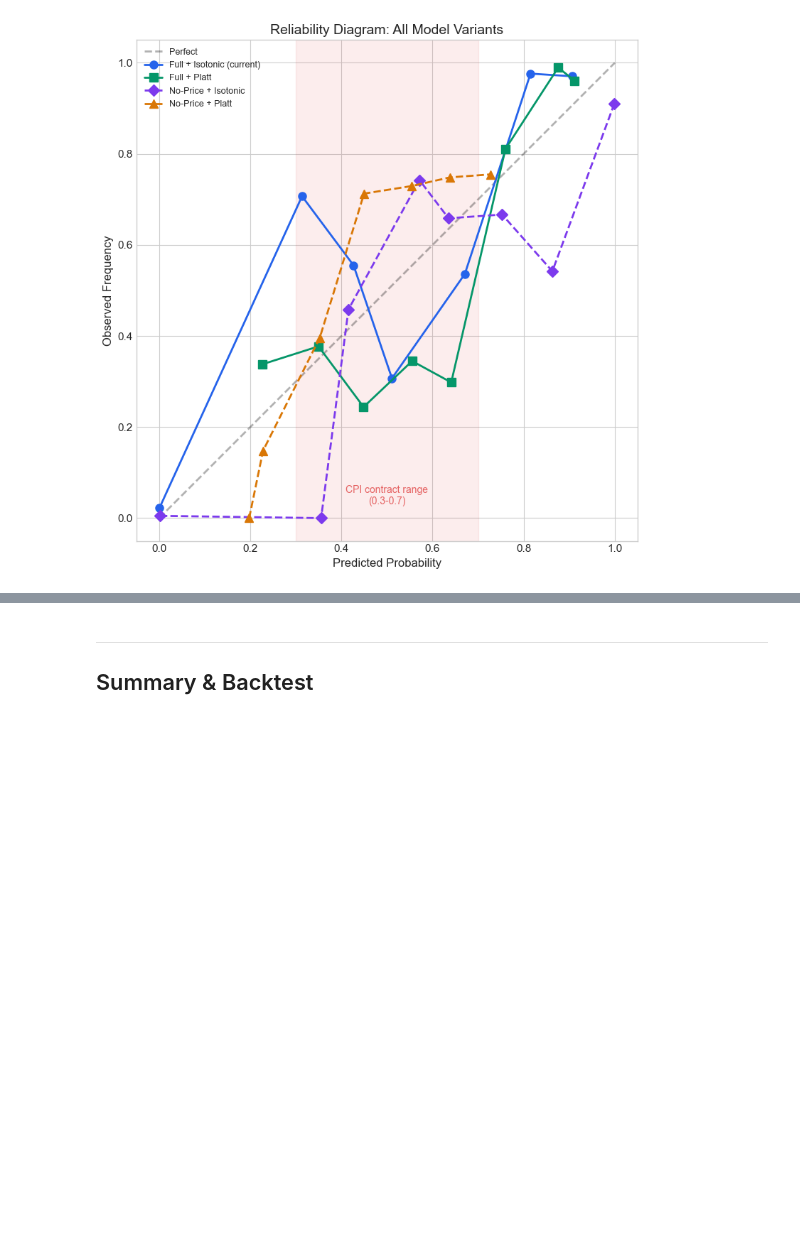
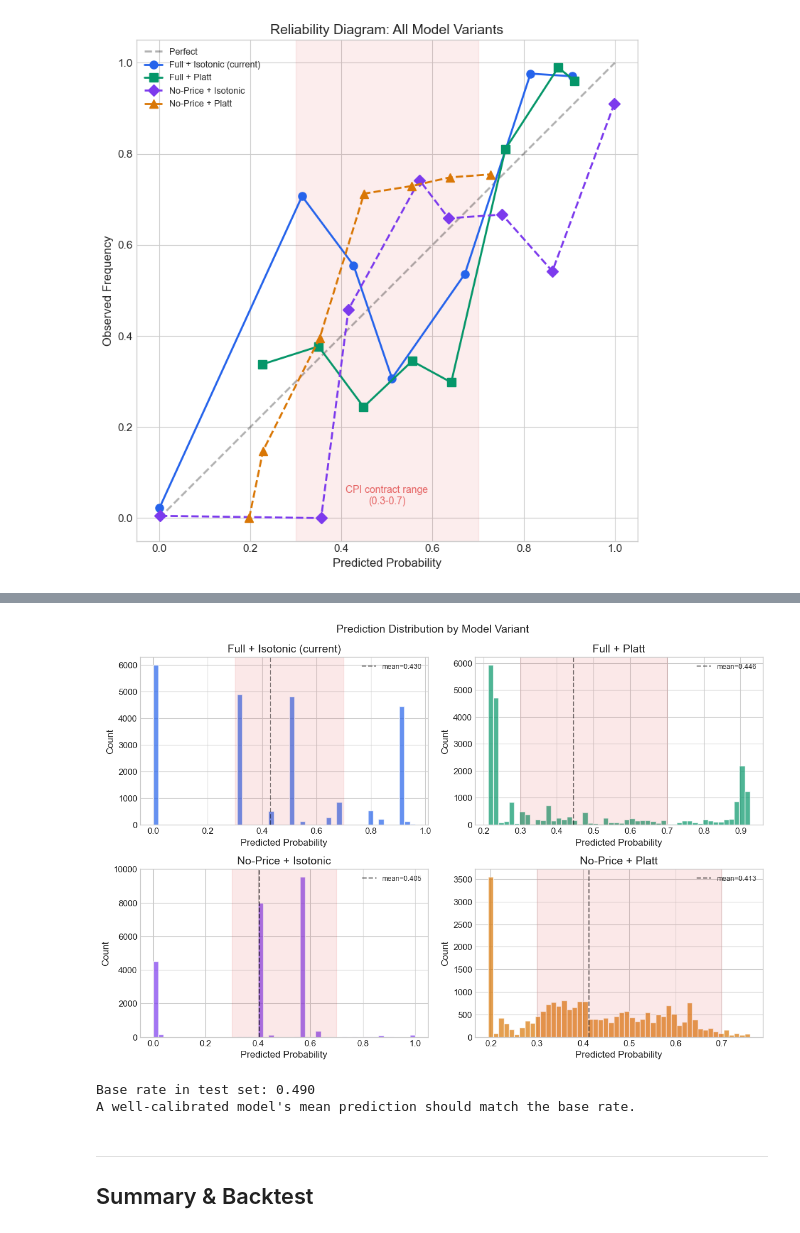
Before and after one commit to EthanSei/arbiter, a Jupyter notebook: notebooks/model_calibration_fixes.ipynb, the cells around one changed output, grey strips where cells are left out. Cells and saved outputs as stored; diff of their text form; code cells hidden in the pictures; blank space fills up the shorter version.

```diff
--- a/notebooks/model_calibration_fixes.ipynb
+++ b/notebooks/model_calibration_fixes.ipynb
@@ -488,13 +518,19 @@ variant_styles = [
 
 for name, preds, color, marker, ls in variant_styles:
     mean_pred, frac_pos = calibration_curve(preds, y_test, n_bins=10)
-    ax.plot(mean_pred, frac_pos, marker + ls, color=color, linewidth=2,
-            markersize=8, label=name)
+    ax.plot(mean_pred, frac_pos, marker + ls, color=color, linewidth=2, markersize=8, label=name)
 
 # Highlight the 0.3-0.7 range where CPI contract lives
 ax.axvspan(0.3, 0.7, alpha=0.08, color=COLORS["danger"])
-ax.text(0.5, 0.03, "CPI contract range\n(0.3-0.7)", ha="center",
-        fontsize=10, color=COLORS["danger"], alpha=0.7)
+ax.text(
+    0.5,
+    0.03,
+    "CPI contract range\n(0.3-0.7)",
+    ha="center",
+    fontsize=10,
+    color=COLORS["danger"],
+    alpha=0.7,
+)
 
 ax.set_xlabel("Predicted Probability")
 ax.set_ylabel("Observed Frequency")
@@ -511,16 +547,17 @@ plt.show()
 # Per-bin analysis focused on the 0.3-0.7 range
 print("Per-bin analysis in the 0.3-0.7 range (where CPI contract lives):\n")
 header = (
-    f"{'Variant':<28} {'Samples':>8} {'Mean Pred':>10}"
-    f" {'Mean Actual':>12} {'Brier':>8} {'ECE':>8}"
+    f"{'Variant':<28} {'Samples':>8} {'Mean Pred':>10} {'Mean Actual':>12} {'Brier':>8} {'ECE':>8}"
 )
 print(header)
 print("-" * 80)
 
-for name, preds in [("Full + Isotonic (current)", test_isotonic),
-                     ("Full + Platt", test_platt),
-                     ("No-Price + Isotonic", test_iso_np),
-                     ("No-Price + Platt", test_platt_np)]:
+for name, preds in [
+    ("Full + Isotonic (current)", test_isotonic),
+    ("Full + Platt", test_platt),
+    ("No-Price + Isotonic", test_iso_np),
+    ("No-Price + Platt", test_platt_np),
+]:
     mask = (preds >= 0.3) & (preds <= 0.7)
     n_in_range = mask.sum()
     if n_in_range > 10:
@@ -540,31 +589,36 @@ print("Large gaps indicate systematic over- or under-confidence.")
 # %%
 # Prediction distribution histograms
 fig, axes = plt.subplots(2, 2, figsize=(12, 8))
 
 variant_list = [
     ("Full + Isotonic (current)", test_isotonic),
     ("Full + Platt", test_platt),
     ("No-Price + Isotonic", test_iso_np),
     ("No-Price + Platt", test_platt_np),
 ]
 color_list = [COLORS["primary"], COLORS["accent"], COLORS["secondary"], COLORS["warning"]]
 
 for ax, (name, preds), color in zip(axes.flat, variant_list, color_list, strict=True):
     ax.hist(preds, bins=50, color=color, alpha=0.7, edgecolor="white")
-    ax.axvline(x=preds.mean(), color="black", linestyle="--", alpha=0.5,
-               label=f"mean={preds.mean():.3f}")
+    ax.axvline(
+        x=preds.mean(), color="black", linestyle="--", alpha=0.5, label=f"mean={preds.mean():.3f}"
+    )
     ax.axvspan(0.3, 0.7, alpha=0.1, color=COLORS["danger"])
     ax.set_xlabel("Predicted Probability")
     ax.set_ylabel("Count")
     ax.set_title(name)
     ax.legend(fontsize=9)
 
 plt.suptitle("Prediction Distribution by Model Variant", fontsize=14)
 plt.tight_layout()
 plt.show()
 
 print(f"Base rate in test set: {y_test.mean():.3f}")
 print("A well-calibrated model's mean prediction should match the base rate.")
+# %% [output]
+[figure, added]
+Base rate in test set: 0.490
+A well-calibrated model's mean prediction should match the base rate.
 # %% [markdown]
 ---
 ## Summary & Backtest
```
Also changed, not shown: parts of 9 cells of this notebook, 8 other files.
